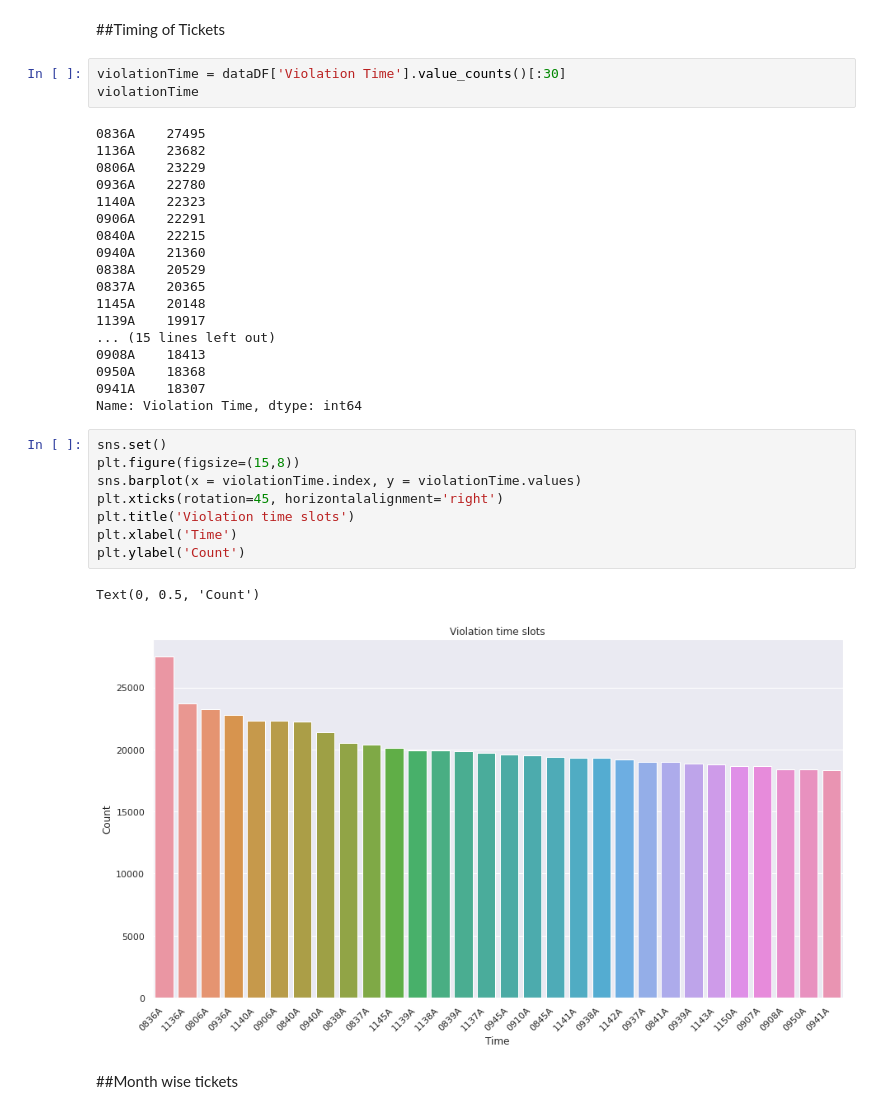
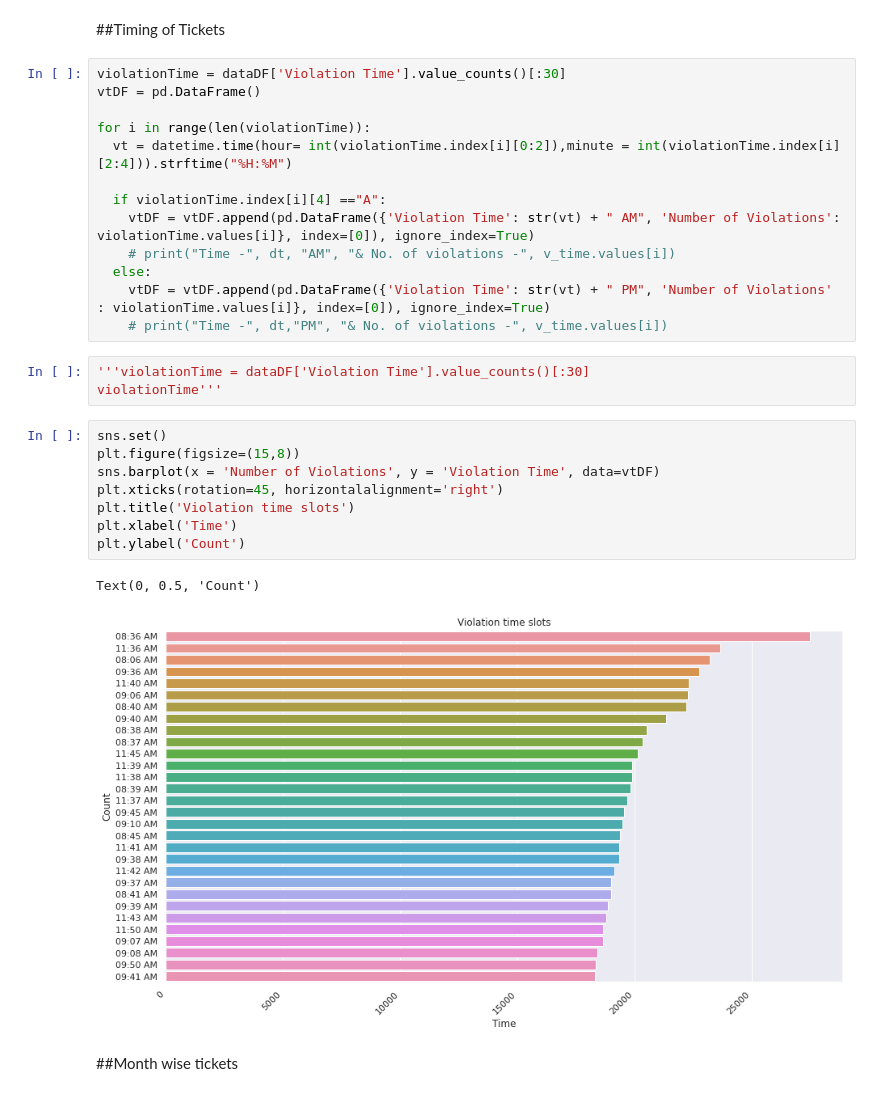
Before and after one commit to Amruta-Nadgouda/DataMiningProject, a Jupyter notebook: DM_Project_EDA.ipynb, the cells around one changed output. Cells and saved outputs as stored; diff of their text form.

Commit message:
Corrected Timing of Tickets graph

```diff
--- a/DM_Project_EDA.ipynb
+++ b/DM_Project_EDA.ipynb
@@ -101,38 +101,33 @@ Text(0, 0.5, 'Count')
 [figure]
 # %% [markdown]
 ##Timing of Tickets
+# %%
+violationTime = dataDF['Violation Time'].value_counts()[:30]
+vtDF = pd.DataFrame()
+
+for i in range(len(violationTime)):
+  vt = datetime.time(hour= int(violationTime.index[i][0:2]),minute = int(violationTime.index[i][2:4])).strftime("%H:%M")
+
+  if violationTime.index[i][4] =="A":
+    vtDF = vtDF.append(pd.DataFrame({'Violation Time': str(vt) + " AM", 'Number of Violations': violationTime.values[i]}, index=[0]), ignore_index=True)
+    # print("Time -", dt, "AM", "& No. of violations -", v_time.values[i])
+  else:
+    vtDF = vtDF.append(pd.DataFrame({'Violation Time': str(vt) + " PM", 'Number of Violations' : violationTime.values[i]}, index=[0]), ignore_index=True)
+    # print("Time -", dt,"PM", "& No. of violations -", v_time.values[i])
 # %%
-violationTime = dataDF['Violation Time'].value_counts()[:30]
-violationTime
+'''violationTime = dataDF['Violation Time'].value_counts()[:30]
+violationTime'''
-# %% [output]
-0836A    27495
-1136A    23682
-0806A    23229
-0936A    22780
-1140A    22323
-0906A    22291
-0840A    22215
-0940A    21360
-0838A    20529
-0837A    20365
-1145A    20148
-1139A    19917
-... (15 lines left out)
-0908A    18413
-0950A    18368
-0941A    18307
-Name: Violation Time, dtype: int64
 # %%
 sns.set()
 plt.figure(figsize=(15,8))
-sns.barplot(x = violationTime.index, y = violationTime.values)
+sns.barplot(x = 'Number of Violations', y = 'Violation Time', data=vtDF)
 plt.xticks(rotation=45, horizontalalignment='right')
 plt.title('Violation time slots')
 plt.xlabel('Time')
 plt.ylabel('Count')
 # %% [output]
 Text(0, 0.5, 'Count')
-[figure, old version]
+[figure, new version]
 # %% [markdown]
 ##Month wise tickets
 # %%
```
Also changed, not shown: parts of 7 cells of this notebook.
